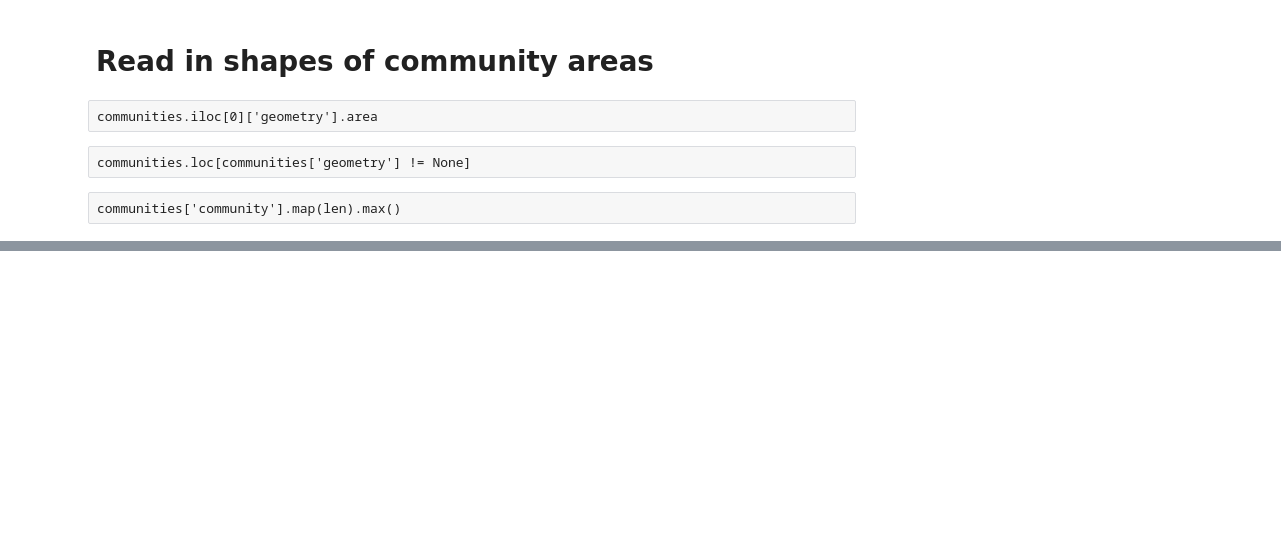
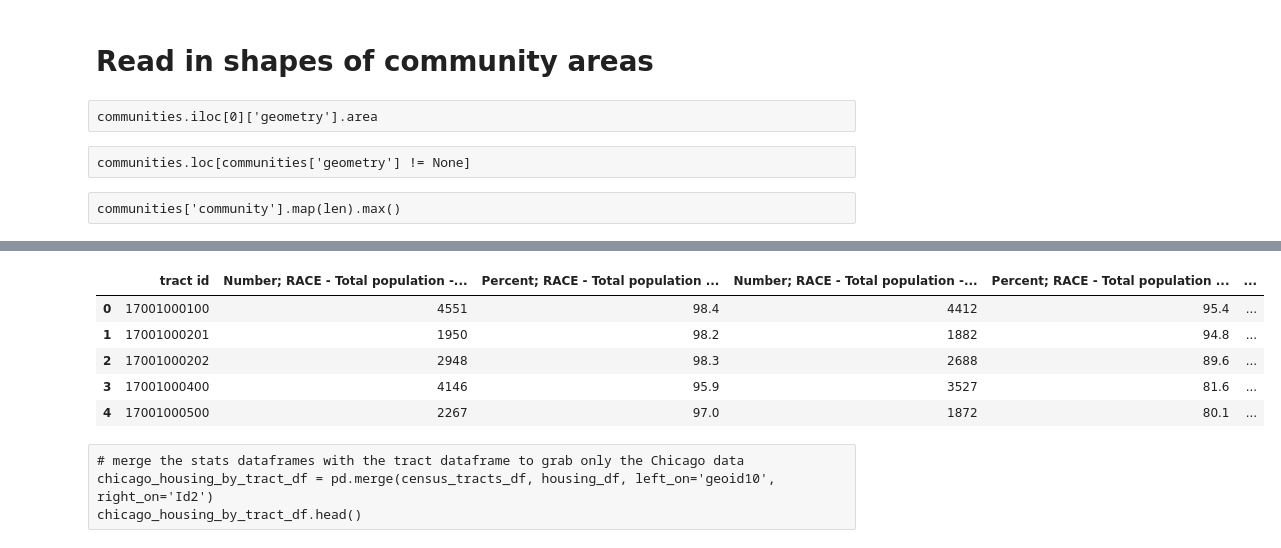
Before and after one commit to hubrigant/chicago_analysis, a Jupyter notebook: CensusDataPrep.ipynb, the cells around one changed output, grey strips where cells are left out. Drawn from its saved outputs; the diff is of its cells as text; code cells hidden in the pictures; blank space fills up the shorter version.

```diff
--- a/CensusDataPrep.ipynb
+++ b/CensusDataPrep.ipynb
@@ -106,0 +160,15 @@ noexist.append({'lon': [12345,23456]},
+# %%
+del race_df['Id']
+del race_df['Geography']
+del race_df['Number; RACE - Total population']
+del race_df['Percent; RACE - Total population']
+
+race_df.rename(columns={"Id2": 'tract id'}, inplace=True)
+race_df.head()
+# %% [output]
+|  | tract id | Number; RACE - Total population -... | Percent; RACE - Total population ... | Number; RACE - Total population -... | Percent; RACE - Total population ... | ... |
+| 0 | 17001000100 | 4551 | 98.4 | 4412 | 95.4 | ... |
+| 1 | 17001000201 | 1950 | 98.2 | 1882 | 94.8 | ... |
+| 2 | 17001000202 | 2948 | 98.3 | 2688 | 89.6 | ... |
+| 3 | 17001000400 | 4146 | 95.9 | 3527 | 81.6 | ... |
+| 4 | 17001000500 | 2267 | 97.0 | 1872 | 80.1 | ... |
@@ -106,0 +177,4 @@ noexist.append({'lon': [12345,23456]},
+# %% [raw]
+# merge the stats dataframes with the tract dataframe to grab only the Chicago data
+chicago_housing_by_tract_df = pd.merge(census_tracts_df, housing_df, left_on='geoid10', right_on='Id2')
+chicago_housing_by_tract_df.head()
```
Also changed, not shown: parts of 16 cells of this notebook, 4 other files.
